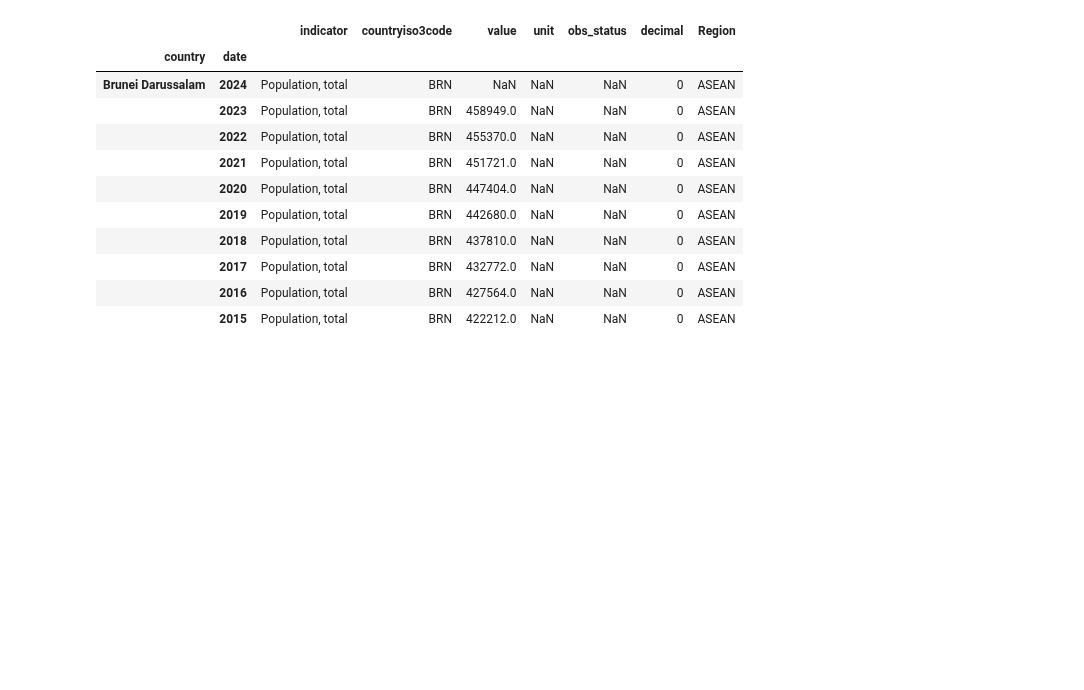
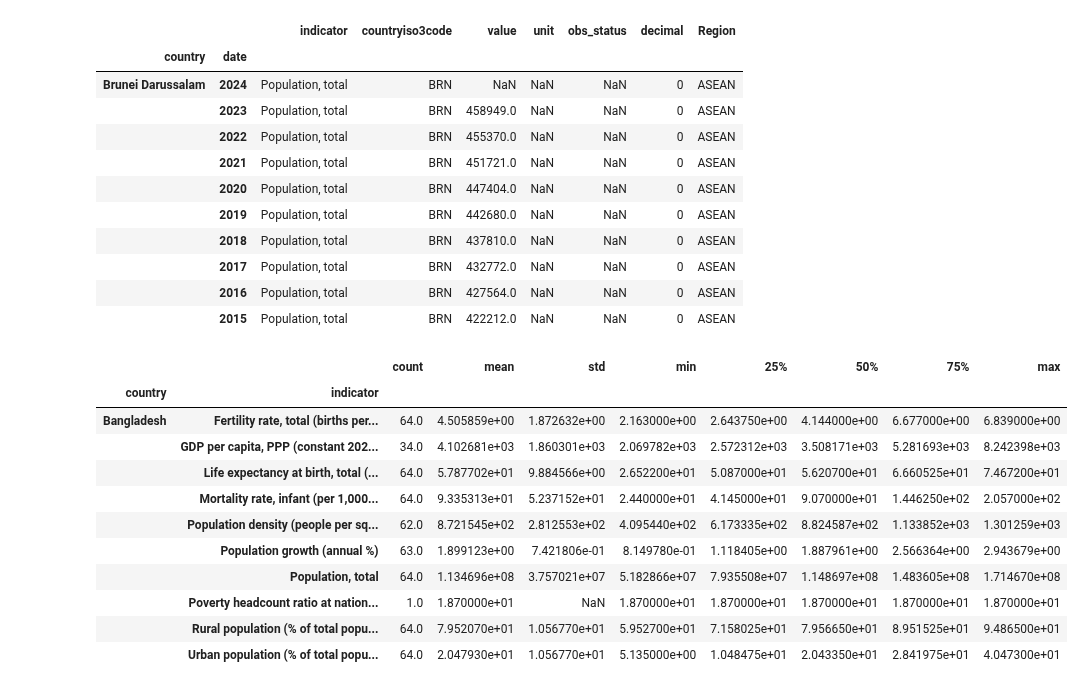
Before and after one commit to wanzi-wang/graspp_2025s_fintech, a Jupyter notebook: notebooks/HW1_WangWanzi2.ipynb, the cells around one changed output. Cells and saved outputs as stored; diff of their text form; code cells hidden in the pictures; blank space fills up the shorter version.

```diff
--- a/notebooks/HW1_WangWanzi2.ipynb
+++ b/notebooks/HW1_WangWanzi2.ipynb
@@ -160,0 +161,17 @@ df_setindex.to_csv('../data/processed/merged_asean_sa_data.csv', index=False)
+# %%
+# Descriptive statistics
+df_grouped_stats = df.groupby(['country', 'indicator'])['value'].describe()
+df_grouped_stats.head(10)
+# %% [output]
+|  |  | count | mean | std | min | 25% | 50% | 75% | max |
+| country | indicator |  |  |  |  |  |  |  |  |
+| Bangladesh | Fertility rate, total (births per... | 64.0 | 4.505859e+00 | 1.872632e+00 | 2.163000e+00 | 2.643750e+00 | 4.144000e+00 | 6.677000e+00 | 6.839000e+00 |
+|  | GDP per capita, PPP (constant 202... | 34.0 | 4.102681e+03 | 1.860301e+03 | 2.069782e+03 | 2.572312e+03 | 3.508171e+03 | 5.281693e+03 | 8.242398e+03 |
+|  | Life expectancy at birth, total (... | 64.0 | 5.787702e+01 | 9.884566e+00 | 2.652200e+01 | 5.087000e+01 | 5.620700e+01 | 6.660525e+01 | 7.467200e+01 |
+|  | Mortality rate, infant (per 1,000... | 64.0 | 9.335313e+01 | 5.237152e+01 | 2.440000e+01 | 4.145000e+01 | 9.070000e+01 | 1.446250e+02 | 2.057000e+02 |
+|  | Population density (people per sq... | 62.0 | 8.721545e+02 | 2.812553e+02 | 4.095440e+02 | 6.173335e+02 | 8.824587e+02 | 1.133852e+03 | 1.301259e+03 |
+|  | Population growth (annual %) | 63.0 | 1.899123e+00 | 7.421806e-01 | 8.149780e-01 | 1.118405e+00 | 1.887961e+00 | 2.566364e+00 | 2.943679e+00 |
+|  | Population, total | 64.0 | 1.134696e+08 | 3.757021e+07 | 5.182866e+07 | 7.935508e+07 | 1.148697e+08 | 1.483605e+08 | 1.714670e+08 |
+|  | Poverty headcount ratio at nation... | 1.0 | 1.870000e+01 | NaN | 1.870000e+01 | 1.870000e+01 | 1.870000e+01 | 1.870000e+01 | 1.870000e+01 |
+|  | Rural population (% of total popu... | 64.0 | 7.952070e+01 | 1.056770e+01 | 5.952700e+01 | 7.158025e+01 | 7.956650e+01 | 8.951525e+01 | 9.486500e+01 |
+|  | Urban population (% of total popu... | 64.0 | 2.047930e+01 | 1.056770e+01 | 5.135000e+00 | 1.048475e+01 | 2.043350e+01 | 2.841975e+01 | 4.047300e+01 |
```
Also changed, not shown: parts of 2 cells of this notebook.
